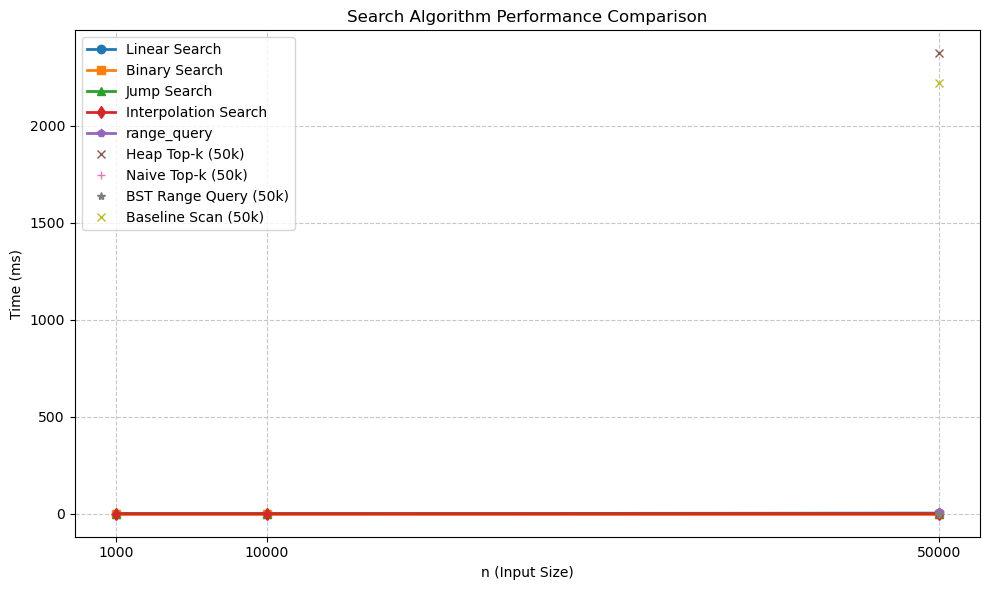
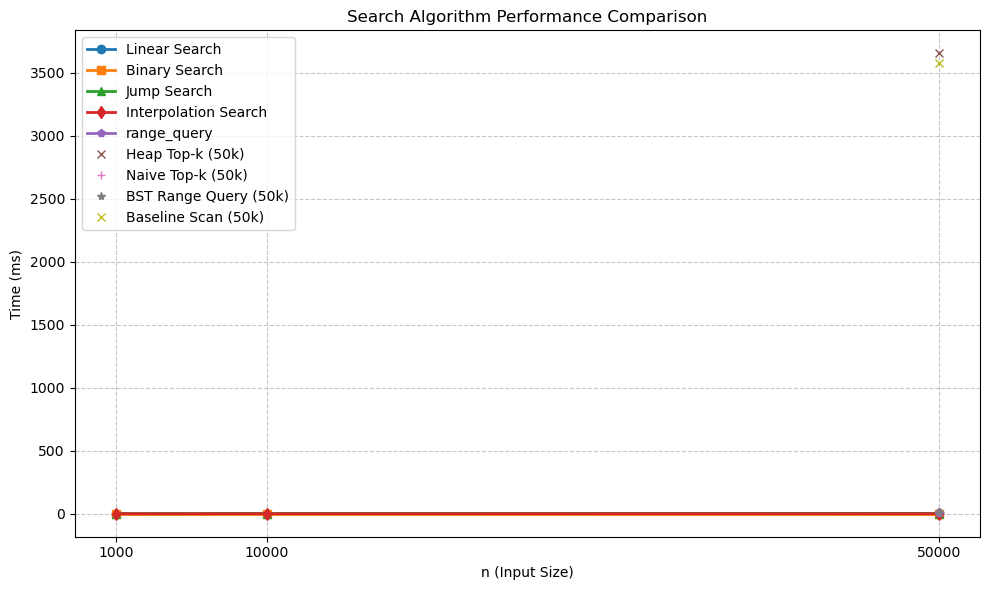
The change to this notebook cell's code, shown as a diff; its figure went from the first image to the second:
--- before
+++ after
@@ -20,5 +20,5 @@
 plt.plot([50000], [naive_time], marker='+', label='Naive Top-k (50k)', linestyle='None')
 plt.plot([50000], [bst_time], marker='*', label='BST Range Query (50k)', linestyle='None')
-plt.plot([50000], [baseline_time], marker='x', label='Baseline Scan (50k)', linestyle='None')
+plt.plot([50000], [lazy_baseline_time], marker='x', label='Baseline Scan (50k)', linestyle='None')
 
 plt.xlabel('n (Input Size)')

Commit: probably done